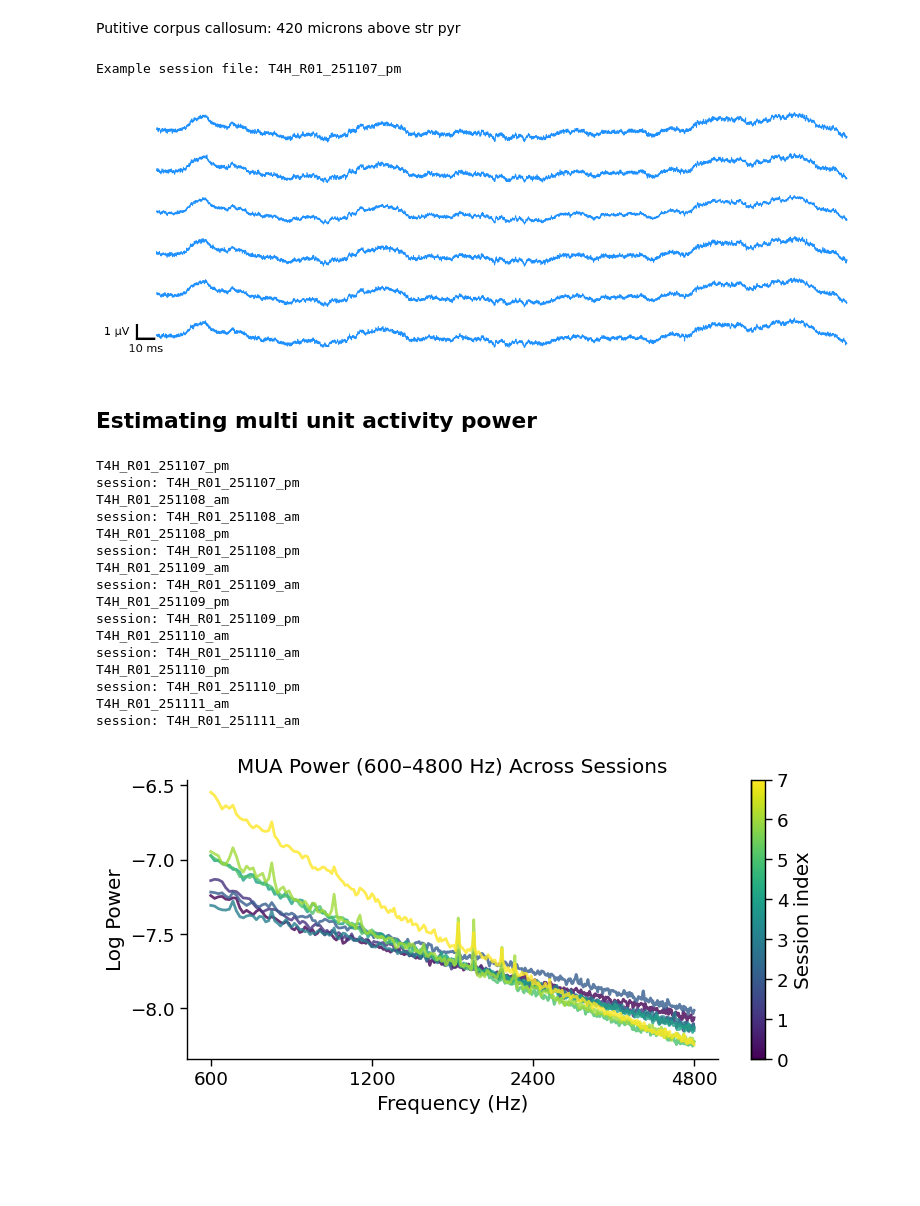
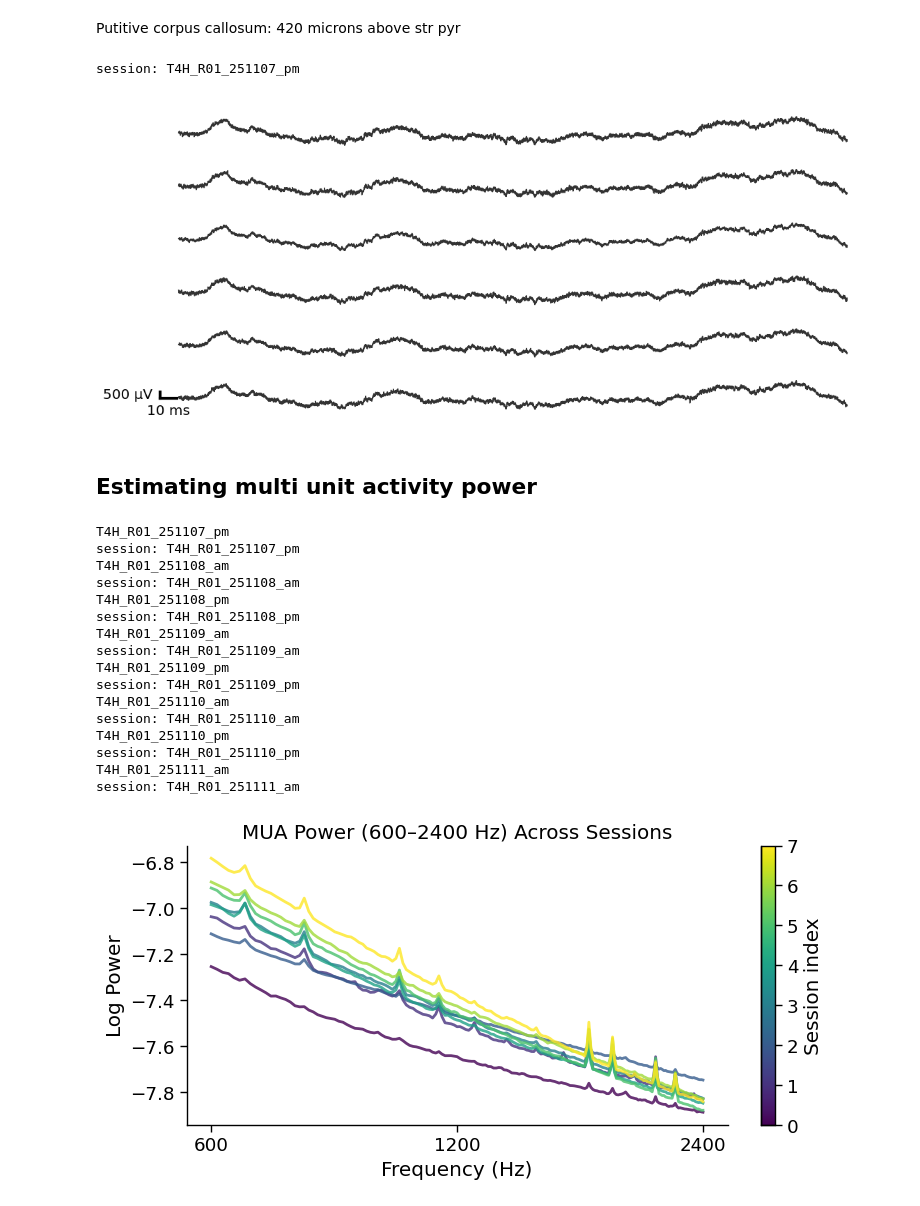
Before and after one commit to Sid-Rafilson-1617/Buzsaki-rotation-code, a Jupyter notebook: T4H_depth_analysis.ipynb, the cells around one changed output. Saved outputs shown, nothing was run; the diff lists cells and outputs as text; code cells hidden in the pictures; blank space fills up the shorter version.

```diff
--- a/T4H_depth_analysis.ipynb
+++ b/T4H_depth_analysis.ipynb
@@ -73,7 +73,11 @@ STOP = 1575 # seconds
 example_session = depths_df.iloc[SESSION]['Session']
 dat_file = os.path.join(DIR, example_session,'amplifier.dat')
 xml_file = os.path.join(DIR, example_session,'amplifier.xml')
-print(f"Example session file: {example_session}")
+
+if not os.path.exists(dat_file) or not os.path.exists(xml_file):
+        dat_file = os.path.join(DIR, example_session,f'{example_session}.dat')
+        xml_file = os.path.join(DIR, example_session,f'{example_session}.xml')
+print(f"session: {example_session}")
 
 # getting the nChannels and amplification from the XML file
 tree = ET.parse(xml_file)
@@ -81,23 +85,22 @@ root = tree.getroot()
 nChannels = int(root.find('acquisitionSystem').find('nChannels').text)
 samplingRate = float(root.find('acquisitionSystem').find('samplingRate').text)
 nBits = int(root.find('acquisitionSystem').find('nBits').text)
-amplification = float(root.find('acquisitionSystem').find('amplification').text)
 nSamples = os.path.getsize(dat_file) // (2 * nChannels)  # int16 = 2 bytes
 
 # reading the binary file
 data = np.memmap(dat_file, dtype='int16', mode='r', shape=(nSamples, nChannels))
-channel_data = data[int(START * samplingRate):int(STOP * samplingRate), CHANNELS[1:7]] / amplification  # Convert to microvolts
+channel_data = data[int(START * samplingRate):int(STOP * samplingRate), CHANNELS[1:7]]  # Convert to microvolts
 
-fig, ax = plt.subplots(figsize=(18, 6))
+fig, ax = plt.subplots(figsize=(14, 6))
 
 for ch in range(channel_data.shape[1]):
     ax.plot(np.arange(len(channel_data)) / samplingRate,
-            channel_data[:, ch] + ch * 3,
-            color='dodgerblue')
+            channel_data[:, ch] + ch * 4000,
+            color='k', alpha = 0.8)
 
 # --- SCALE BAR PARAMETERS ---
 scale_time = 0.01
-scale_amp  = 1
+scale_amp  = 500
 
 # position anchor (in data coordinates)
 x0 = ax.get_xlim()[0] + 0.02 * np.diff(ax.get_xlim())
@@ -120,6 +123,8 @@ ax.set_ylabel('')
 ax.set_yticks([])
 ax.set_xticks([])
 sns.despine(ax=ax, left=True, bottom=True)
-plt.savefig(os.path.join(OUT_DIR, f'T4H_example_session_{example_session}_time_{START}_{STOP}.png'), dpi=300, bbox_inches='tight')
+plt.savefig(os.path.join(OUT_DIR, f'T4H_example_session_{example_session}_time_{START}_{STOP}.svg'), dpi=300, bbox_inches='tight')
+
+
 plt.show()
 # %% [output]
@@ -135,7 +140,10 @@ STOP = 1575 # seconds
 example_session = depths_df.iloc[SESSION]['Session']
 dat_file = os.path.join(DIR, example_session,'amplifier.dat')
 xml_file = os.path.join(DIR, example_session,'amplifier.xml')
-print(f"Example session file: {example_session}")
+if not os.path.exists(dat_file) or not os.path.exists(xml_file):
+        dat_file = os.path.join(DIR, example_session,f'{example_session}.dat')
+        xml_file = os.path.join(DIR, example_session,f'{example_session}.xml')
+print(f"session: {example_session}")
 
 # getting the nChannels and amplification from the XML file
 tree = ET.parse(xml_file)
@@ -143,58 +151,57 @@ root = tree.getroot()
 nChannels = int(root.find('acquisitionSystem').find('nChannels').text)
 samplingRate = float(root.find('acquisitionSystem').find('samplingRate').text)
 nBits = int(root.find('acquisitionSystem').find('nBits').text)
-amplification = float(root.find('acquisitionSystem').find('amplification').text)
 nSamples = os.path.getsize(dat_file) // (2 * nChannels)  # int16 = 2 bytes
 
 # reading the binary file
 data = np.memmap(dat_file, dtype='int16', mode='r', shape=(nSamples, nChannels))
-channel_data = data[int(START * samplingRate):int(STOP * samplingRate), CHANNELS[1:7]] / amplification  # Convert to microvolts
+channel_data = data[int(START * samplingRate):int(STOP * samplingRate), CHANNELS[1:7]] # Convert to microvolts
 
-fig, ax = plt.subplots(figsize=(18, 6))
+fig, ax = plt.subplots(figsize=(14, 6))
 
 for ch in range(channel_data.shape[1]):
     ax.plot(np.arange(len(channel_data)) / samplingRate,
-            channel_data[:, ch] + ch * 3,
-            color='dodgerblue')
+            channel_data[:, ch] + ch * 4000,
+            color='k', alpha = 0.8)
 
 # --- SCALE BAR PARAMETERS ---
 scale_time = 0.01
-scale_amp  = 1
+scale_amp  = 500
 
 # position anchor (in data coordinates)
 x0 = ax.get_xlim()[0] + 0.02 * np.diff(ax.get_xlim())
 y0 = ax.get_ylim()[0] + 0.08 * np.diff(ax.get_ylim())
 
 # --- DRAW SCALE BAR ---
 # time bar (horizontal)
 ax.plot([x0, x0 + scale_time], [y0, y0], color='black', lw=3)
 ax.text(x0 + scale_time/2, y0 - 0.02*np.diff(ax.get_ylim()),
         f'{scale_time*1000:.0f} ms', ha='center', va='top')
 
 # amplitude bar (vertical)
 ax.plot([x0, x0], [y0, y0 + scale_amp], color='black', lw=3)
 ax.text(x0 - 0.01*np.diff(ax.get_xlim()),
         y0 + scale_amp/2,
         f'{scale_amp:.0f} µV', ha='right', va='center')
 
 ax.set_xlabel('')
 ax.set_ylabel('')
 ax.set_yticks([])
 ax.set_xticks([])
 # remove all spines
 sns.despine(ax=ax, left=True, bottom=True)
 #plt.savefig(os.path.join(OUT_DIR, f'T4H_example_session_{example_session}_time_{START}_{STOP}.png'), dpi=300, bbox_inches='tight')
 plt.show()
 # %% [output]
-Example session file: T4H_R01_251107_pm
+session: T4H_R01_251107_pm
-[figure, old version]
+[figure, new version]
 # %% [markdown]
 ## Estimating multi unit activity power
 # %%
 # computing the MUA power across sessions
 START = 100  # seconds
 STOP  =  1300 # seconds
-FRANGE = (600, 4800)  # Hz
+FRANGE = (600, 2400)  # Hz
 
 powers = []
 depth = 0
@@ -294,11 +301,11 @@ ax_all.set_xscale('log')
 ax_all.set_ylim()
 ax_all.set_xlabel('Frequency (Hz)')
 ax_all.set_ylabel('Log Power')
-ax_all.set_title('MUA Power (600–4800 Hz) Across Sessions')
+ax_all.set_title('MUA Power (600–2400 Hz) Across Sessions')
 
 # 1. Fix major tick positions and labels
-ticks = [600, 1200, 2400, 4800]
-tick_labels = ['600', '1200', '2400', '4800']
+ticks = [600, 1200, 2400]
+tick_labels = ['600', '1200', '2400']
 ax_all.xaxis.set_major_locator(FixedLocator(ticks))
 ax_all.xaxis.set_major_formatter(FixedFormatter(tick_labels))
 
@@ -349,7 +356,7 @@ T4H_R01_251110_pm
 session: T4H_R01_251110_pm
 T4H_R01_251111_am
 session: T4H_R01_251111_am
-[figure, old version]
+[figure, new version]
 # %%
 fig, ax = plt.subplots(figsize=(6, 8))
 
```
Also changed, not shown: parts of 5 cells of this notebook, 4 other files.
